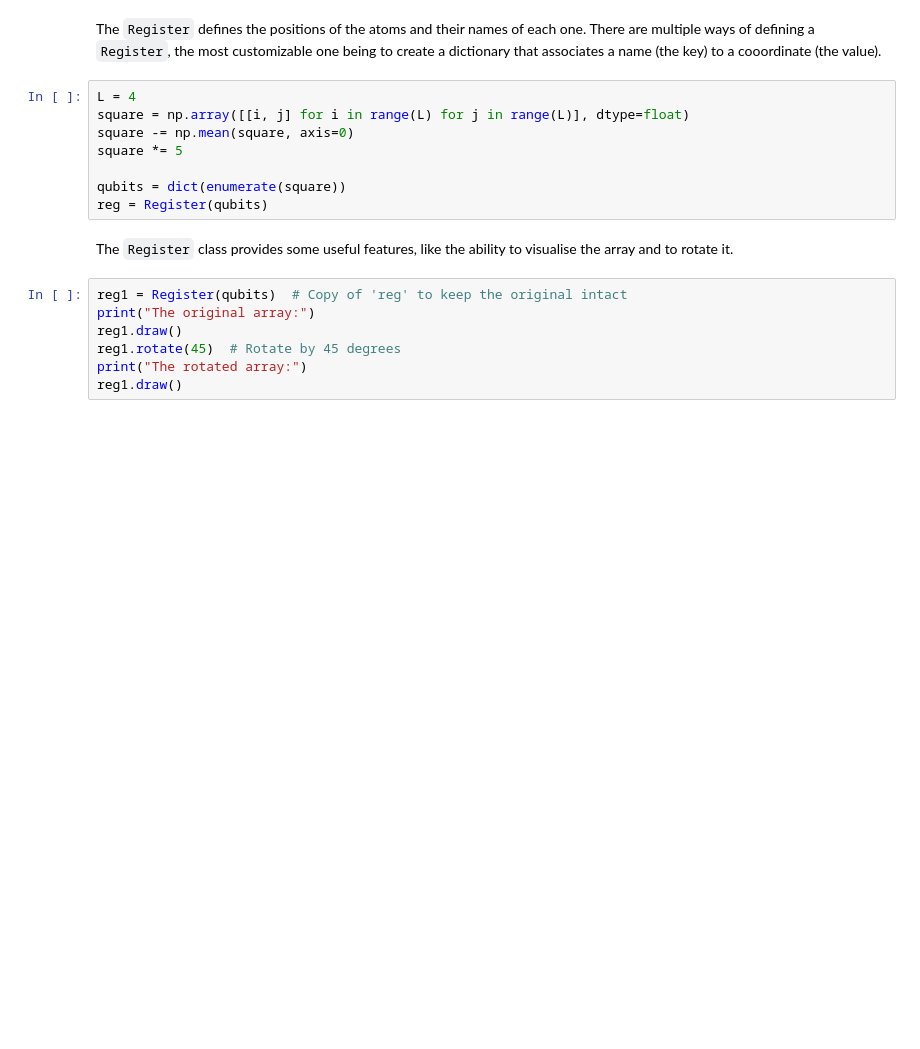
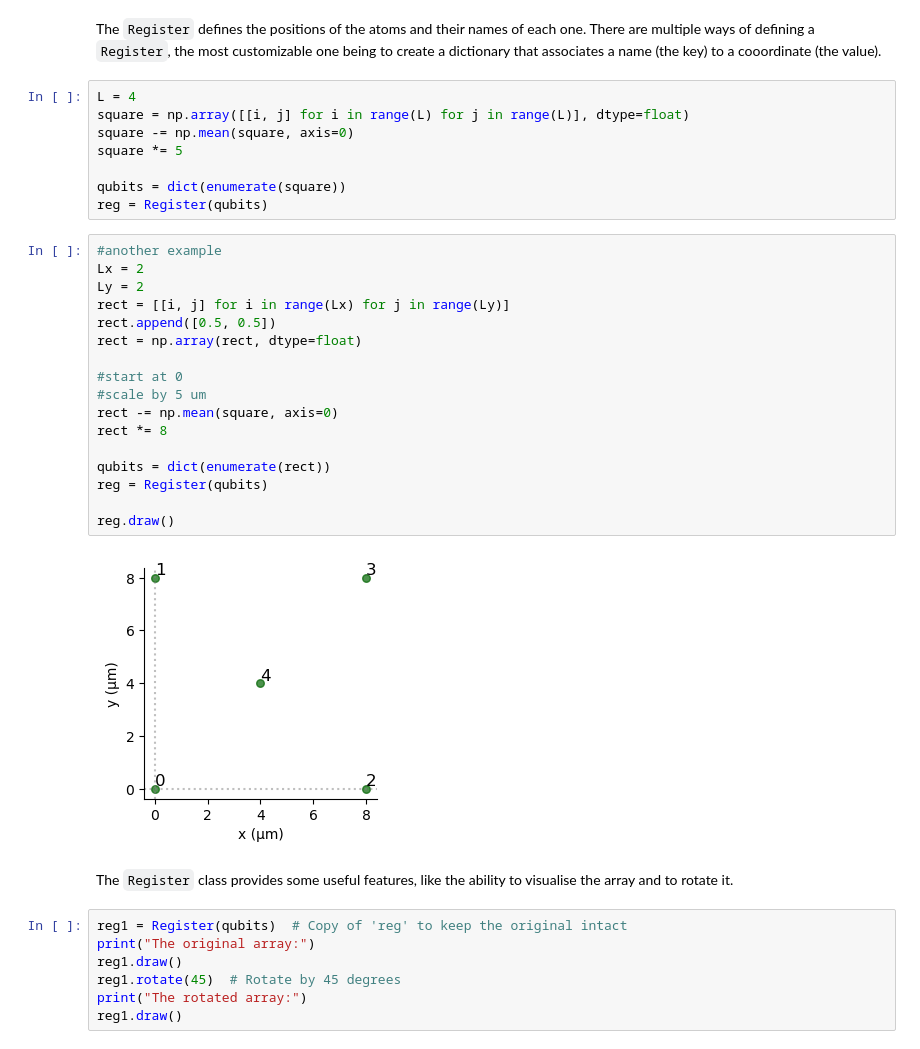
Before and after one commit to vdrouint/Pulser-tutorial-only, a Jupyter notebook: tutorials/creating_sequences.ipynb, the cells around one changed output. Saved outputs shown, nothing was run; the diff lists cells and outputs as text; blank space fills up the shorter version.

```diff
--- a/tutorials/creating_sequences.ipynb
+++ b/tutorials/creating_sequences.ipynb
@@ -17,6 +17,25 @@ square *= 5
 
 qubits = dict(enumerate(square))
 reg = Register(qubits)
+# %%
+#another example
+Lx = 2
+Ly = 2
+rect = [[i, j] for i in range(Lx) for j in range(Ly)]
+rect.append([0.5, 0.5])
+rect = np.array(rect, dtype=float)
+
+#start at 0
+#scale by 5 um
+rect -= np.mean(square, axis=0)
+rect *= 8
+
+qubits = dict(enumerate(rect))
+reg = Register(qubits)
+
+reg.draw()
+# %% [output]
+[figure, added]
 # %% [markdown]
 The `Register` class provides some useful features, like the ability to visualise the array and to rotate it.
 # %%
```
Also changed, not shown: parts of 23 cells of this notebook, 2 other files.
